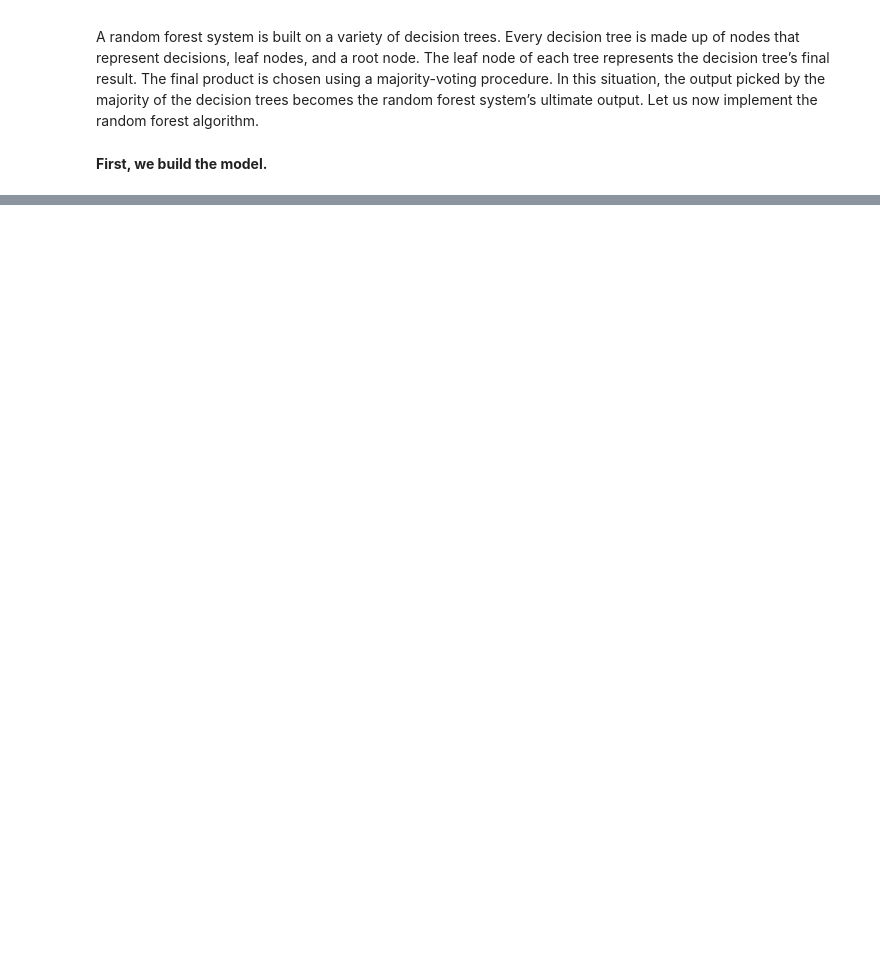
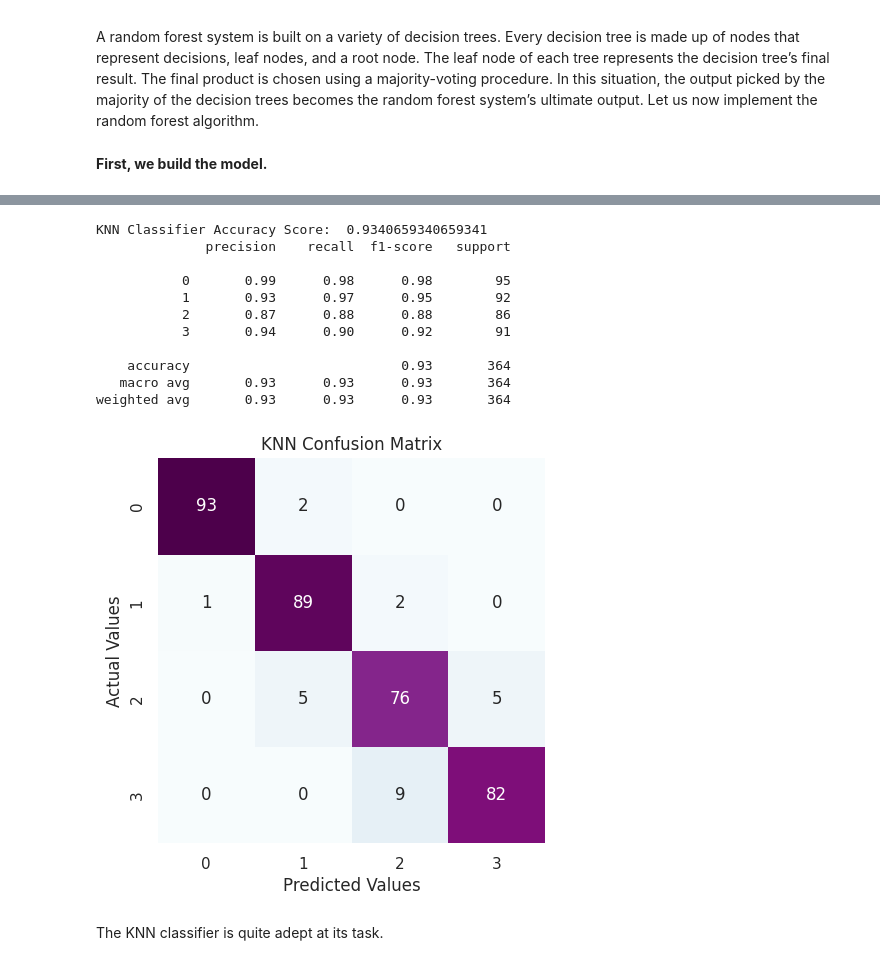
Before and after one commit to Navneet-Nicer/Mobile-Price-Prediction, a Jupyter notebook: Classification_Mobile_Price_Prediction3.ipynb, the cells around one changed output, grey strips where cells are left out. Saved outputs shown, nothing was run; the diff lists cells and outputs as text; code cells hidden in the pictures; blank space fills up the shorter version.

```diff
--- a/Classification_Mobile_Price_Prediction3.ipynb
+++ b/Classification_Mobile_Price_Prediction3.ipynb
@@ -234,0 +301,27 @@ rfc=RandomForestClassifier(bootstrap= True,
+# %%
+# Let us perform the implementation of the classifier.
+from sklearn.neighbors import KNeighborsClassifier
+knn = KNeighborsClassifier(n_neighbors=3,leaf_size=25)
+# %%
+# Now, we train the data and make our predictions.
+knn.fit(X_train, y_train)
+y_pred_knn=knn.predict(X_valid)
+# %%
+# Now, we check the accuracy.
+print('KNN Classifier Accuracy Score: ',accuracy_score(y_valid,y_pred_knn))
+cm_rfc=my_confusion_matrix(y_valid, y_pred_knn, 'KNN Confusion Matrix')
+# %% [output]
+KNN Classifier Accuracy Score:  0.9340659340659341
+              precision    recall  f1-score   support
+
+           0       0.99      0.98      0.98        95
+           1       0.93      0.97      0.95        92
+           2       0.87      0.88      0.88        86
+           3       0.94      0.90      0.92        91
+
+    accuracy                           0.93       364
+   macro avg       0.93      0.93      0.93       364
+weighted avg       0.93      0.93      0.93       364
+[figure, added]
+# %% [markdown]
+The KNN classifier is quite adept at its task.
```
Also changed, not shown: parts of 14 cells of this notebook.
